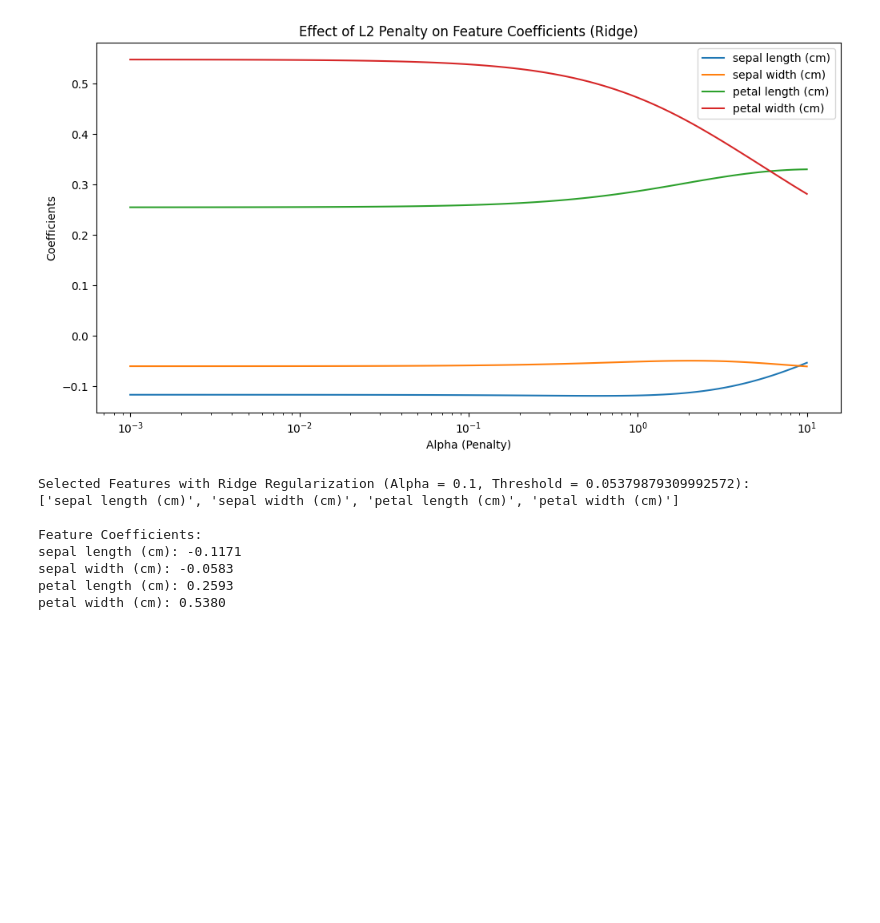
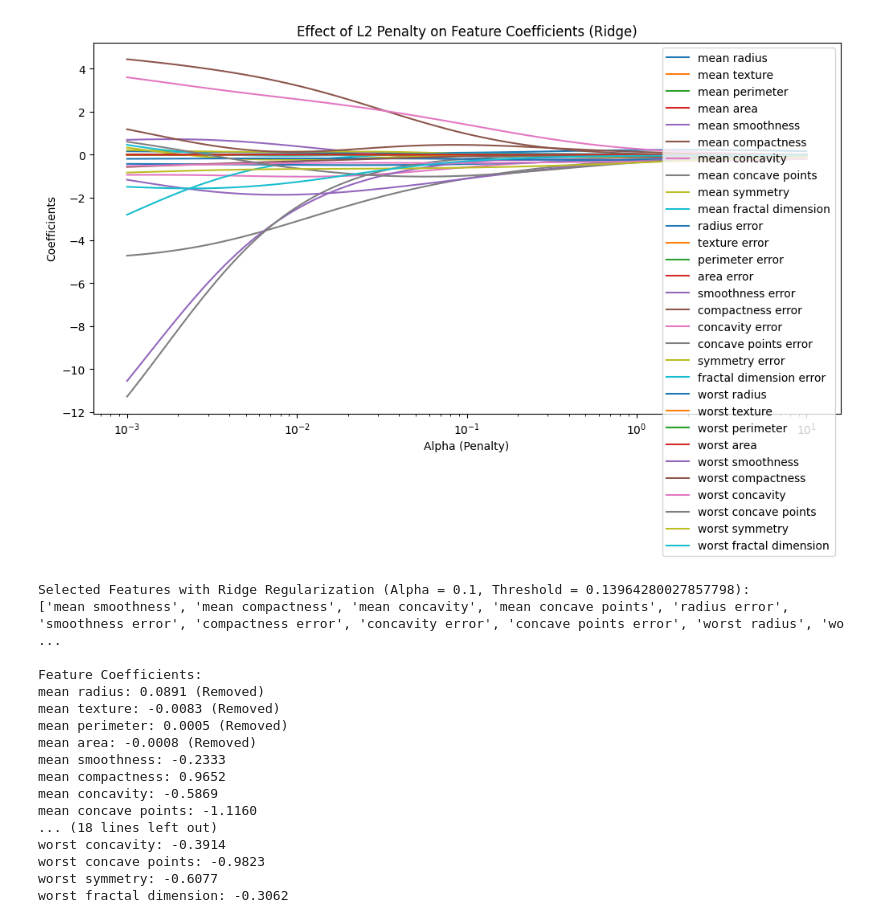
Before and after one commit to PrajwalUnaik/DataAnalytics_Practice, a Jupyter notebook: Day6_Embedded.ipynb, the cells around one changed output. Saved outputs shown, nothing was run; the diff lists cells and outputs as text; code cells hidden in the pictures; blank space fills up the shorter version.

```diff
--- a/Day6_Embedded.ipynb
+++ b/Day6_Embedded.ipynb
@@ -3,15 +31,17 @@
 # %%
 import numpy as np
 import pandas as pd
-from sklearn.datasets import load_iris
+from sklearn.datasets import load_breast_cancer
 from sklearn.linear_model import Lasso
 from sklearn.model_selection import train_test_split
 import matplotlib.pyplot as plt
 
 # Load the Iris dataset
-data = load_iris()
+data = load_breast_cancer()
 X = pd.DataFrame(data.data, columns=data.feature_names)
 y = pd.Series(data.target)  # Using class labels as numeric targets
+
+
 
 
 # Split the dataset into training and testing sets
@@ -101,18 +132,5 @@ petal width (cm): 0.5380
 # %%
-import numpy as np
-import pandas as pd
-from sklearn.datasets import load_iris
-from sklearn.linear_model import Ridge
-from sklearn.model_selection import train_test_split
-import matplotlib.pyplot as plt
 
-# Load the Iris dataset
-data = load_iris()
-X = pd.DataFrame(data.data, columns=data.feature_names)
-y = pd.Series(data.target)  # Using class labels as numeric targets
-
-# Split the dataset into training and testing sets
-X_train, X_test, y_train, y_test = train_test_split(X, y, test_size=0.2, random_state=42)
 
 # Ridge Regularization
 alphas = np.logspace(-3, 1, 100)  # Range of penalty values
@@ -123,39 +141,48 @@ for alpha in alphas:
     ridge.fit(X_train, y_train)
     ridge_coefs.append(ridge.coef_)
 
 # Plot the effect of penalty on Ridge coefficients
 plt.figure(figsize=(12, 6))
 plt.plot(alphas, ridge_coefs)
 plt.xscale('log')
 plt.xlabel('Alpha (Penalty)')
 plt.ylabel('Coefficients')
 plt.title('Effect of L2 Penalty on Feature Coefficients (Ridge)')
 plt.legend(X.columns, loc='best')
 plt.show()
 
 # Final feature analysis with a chosen alpha
 chosen_alpha = 0.1  # Adjust alpha based on analysis
 ridge = Ridge(alpha=chosen_alpha, max_iter=10000)
 ridge.fit(X_train, y_train)
 
 # Define a threshold for removing features
 coefficients = ridge.coef_
 threshold = 0.1 * max(abs(coefficients))  # Adjust based on domain knowledge or analysis
 selected_features = X.columns[np.abs(coefficients) > threshold]
 
 print(f"Selected Features with Ridge Regularization (Alpha = {chosen_alpha}, Threshold = {threshold}):")
 print(selected_features.tolist())
 
 print("\nFeature Coefficients:")
 for feature, coef in zip(X.columns, coefficients):
     print(f"{feature}: {coef:.4f} {'(Removed)' if abs(coef) <= threshold else ''}")
 # %% [output]
-[figure, old version]
+[figure, new version]
-Selected Features with Ridge Regularization (Alpha = 0.1, Threshold = 0.05379879309992572):
-['sepal length (cm)', 'sepal width (cm)', 'petal length (cm)', 'petal width (cm)']
+Selected Features with Ridge Regularization (Alpha = 0.1, Threshold = 0.13964280027857798):
+['mean smoothness', 'mean compactness', 'mean concavity', 'mean concave points', 'radius error', 'smoothness error', 'compactness error', 'concavity error', 'concave points error', 'worst radius', 'wo ...
 
 Feature Coefficients:
-sepal length (cm): -0.1171
-sepal width (cm): -0.0583
-petal length (cm): 0.2593
-petal width (cm): 0.5380
+mean radius: 0.0891 (Removed)
+mean texture: -0.0083 (Removed)
+mean perimeter: 0.0005 (Removed)
+mean area: -0.0008 (Removed)
+mean smoothness: -0.2333
+mean compactness: 0.9652
+mean concavity: -0.5869
+mean concave points: -1.1160
+... (18 lines left out)
+worst concavity: -0.3914
+worst concave points: -0.9823
+worst symmetry: -0.6077
+worst fractal dimension: -0.3062
```
Also changed, not shown: parts of 6 cells of this notebook.
